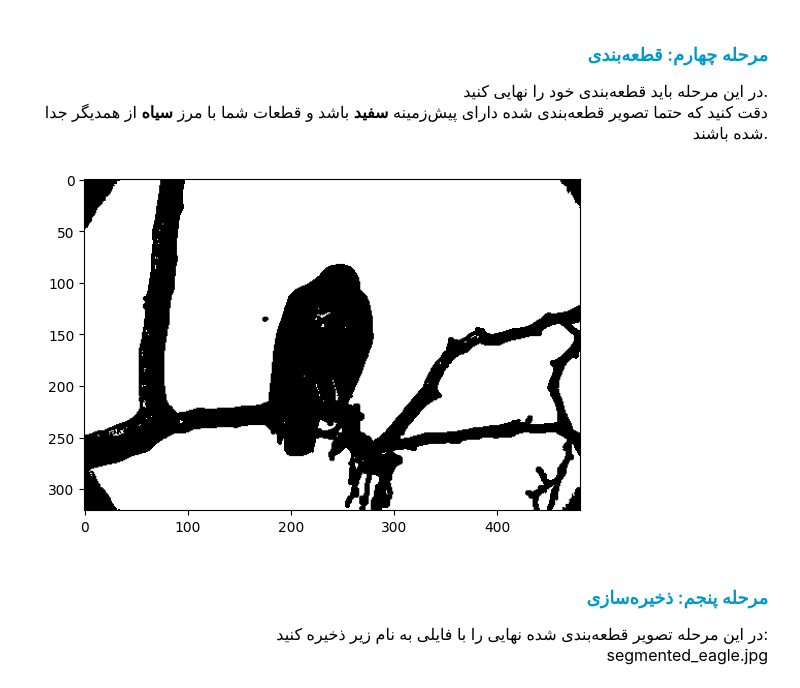
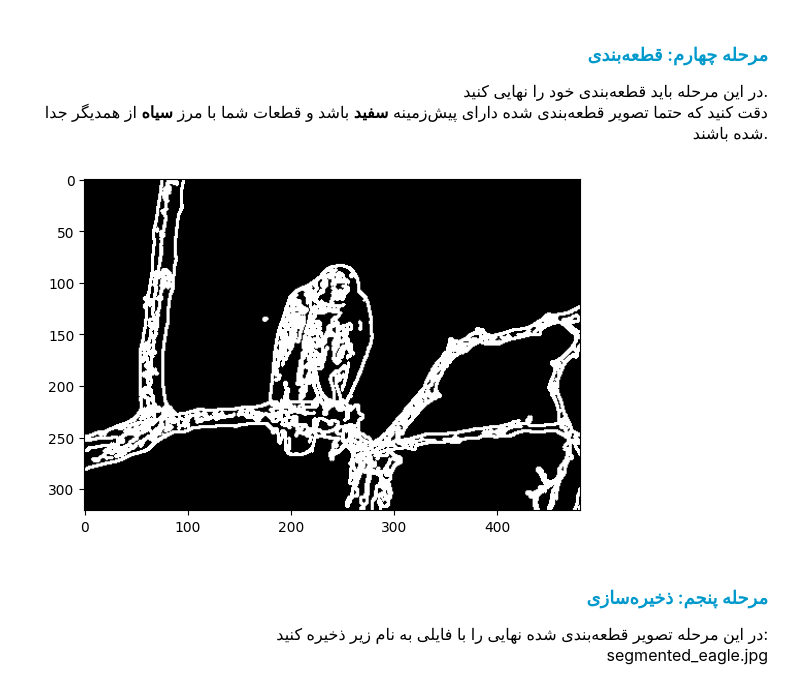
Before and after one commit to mahajialirezaei/image-processing-codes, a Jupyter notebook: Img-edges-Segmentation/notebook.ipynb, the cells around one changed output. Cells and saved outputs as stored; diff of their text form; code cells hidden in the pictures.

Commit message:
fix segmentation use np.zeros then use drawContours

```diff
--- a/Img-edges-Segmentation/notebook.ipynb
+++ b/Img-edges-Segmentation/notebook.ipynb
@@ -86,13 +86,13 @@ contours, _ = cv2.findContours(sharp_mask, cv2.RETR_EXTERNAL, cv2.CHAIN_APPROX_S
 </p>
 # %%
 
-otsu_threshold, image_segment = cv2.threshold(img, 0, 255, cv2.THRESH_BINARY + cv2.THRESH_OTSU)
-cv2.drawContours(image_segment, contours, -1, (0, 0, 0), 2)
+image_segment = np.zeros(img.shape, np.uint8)
+cv2.drawContours(image_segment, contours, -1, (255, 255, 255), 2)
 sg = cv2.cvtColor(image_segment, cv2.COLOR_GRAY2RGB)
 plt.imshow(sg)
 plt.show()
 # %% [output]
-[figure, old version]
+[figure, new version]
 # %% [markdown]
 <h3 align=right style="line-height:200%;font-family:vazir;color:#0099cc">
 <font face="vazir" color="#0099cc">
```
